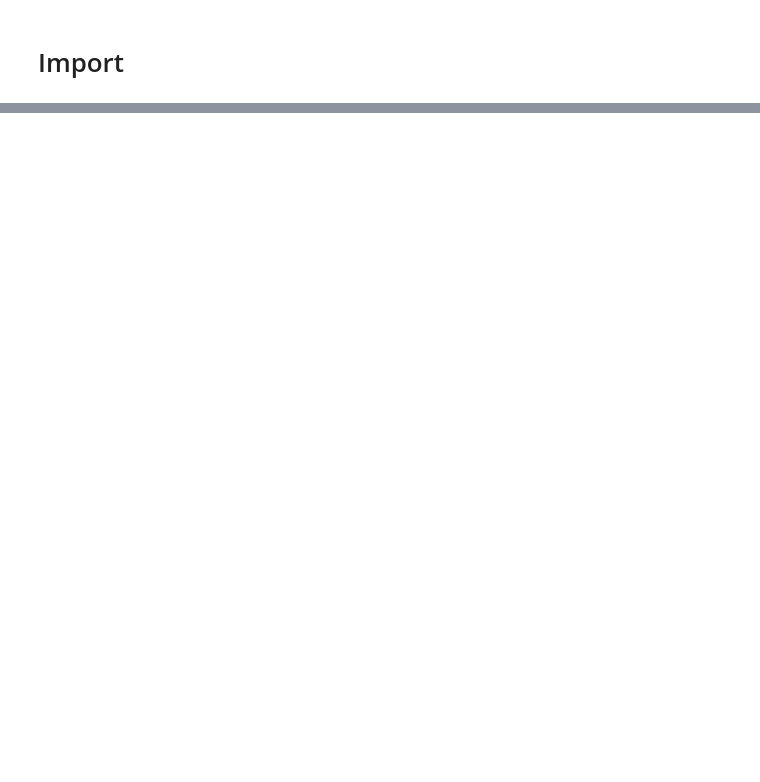
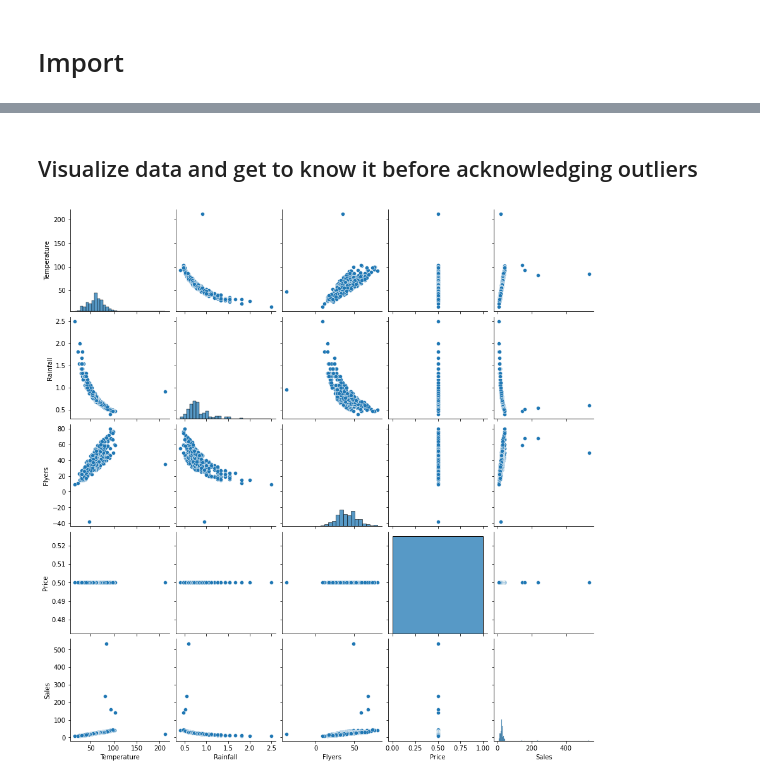
Before and after one commit to BraedenWright/anomaly-detection-exercises, a Jupyter notebook: anomaly_detection_exercises.ipynb, the cells around one changed output, grey strips where cells are left out. Drawn from its saved outputs; the diff is of its cells as text; code cells hidden in the pictures; blank space fills up the shorter version.

```diff
--- a/anomaly_detection_exercises.ipynb
+++ b/anomaly_detection_exercises.ipynb
@@ -27,0 +60,9 @@ pd.read_csv('lemonade.csv')
+# %%
+# Date to index
+df.Date = pd.to_datetime(df.Date)
+df = df.set_index('Date')
+
+# feature engineer Month
+df['Month'] = df.index.month_name()
+
+df.head()
@@ -27,0 +77,7 @@ pd.read_csv('lemonade.csv')
+# %% [markdown]
+## Visualize data and get to know it before acknowledging outliers
+# %%
+sns.pairplot(df)
+plt.show()
+# %% [output]
+[figure, added]
```
Also changed, not shown: parts of 23 cells of this notebook, 1 other file.
